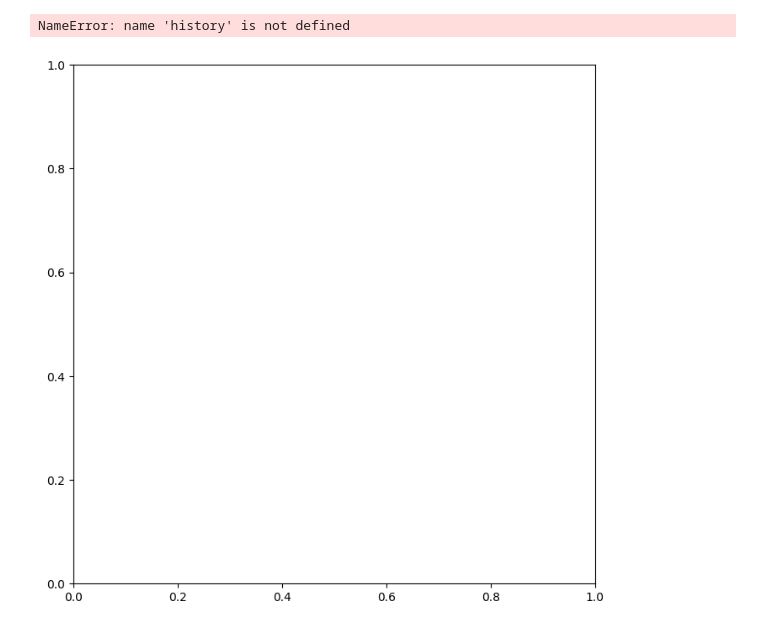
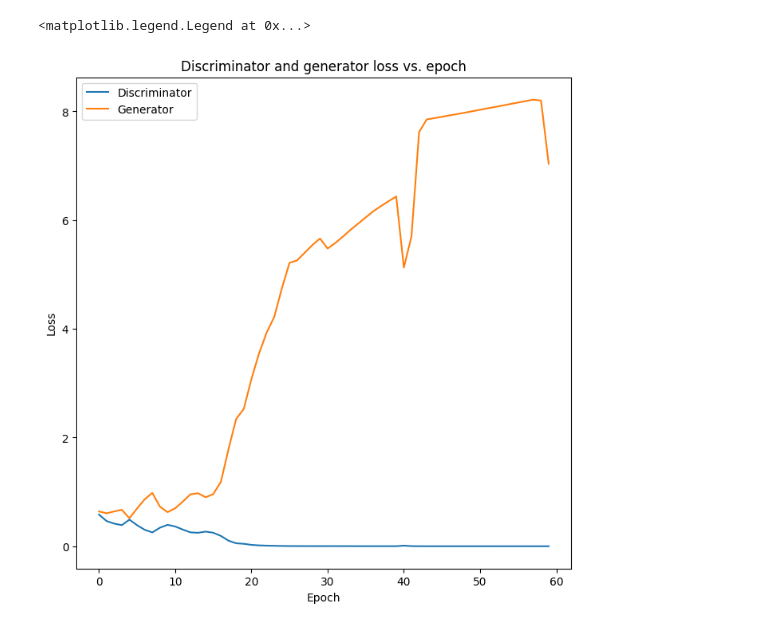
Before and after one commit to microlei/plankton, a Jupyter notebook: simple_gan.ipynb, the cells around one changed output. Cells and saved outputs as stored; diff of their text form; code cells hidden in the pictures.

Commit message:
learning rate change

```diff
--- a/simple_gan.ipynb
+++ b/simple_gan.ipynb
@@ -18,7 +18,7 @@ latent_dim = 10
 num_channels = 3
 generator_channels = latent_dim + num_classes
 discriminator_channels = num_classes + num_channels
-batch_size = 64
+batch_size = 128
 image_size = 256
 # %%
 def load_data(batch_size=batch_size):
@@ -82,0 +90,21 @@ generator = keras.Sequential(
+# %%
+def get_discriminator_block(size):
+    return keras.Sequential([
+        layers.Conv2D(size, kernel_size=4, strides=2, padding="same"),
+        layers.BatchNormalization(),
+        layers.LeakyReLU(negative_slope=0.2),
+    ])
+
+discriminator = keras.Sequential([
+    keras.Input(shape=(image_size, image_size, discriminator_channels)),
+    layers.Normalization(),
+    get_discriminator_block(3),
+    get_discriminator_block(8),
+    get_discriminator_block(64),
+    get_discriminator_block(128),
+    get_discriminator_block(256),
+    layers.GlobalAveragePooling2D(),
+    layers.Dense(1)
+
+])
+discriminator.summary()
@@ -188,8 +237,14 @@ np.random.seed(4352)
 cond_gan = ConditionalGAN(
     discriminator=discriminator, generator=generator, latent_dim=latent_dim
 )
+initial_learning_rate = 0.01
+lr_schedule = tf.keras.optimizers.schedules.ExponentialDecay(
+    initial_learning_rate,
+    decay_steps=100,
+    decay_rate=0.96,
+    staircase=True)
 cond_gan.compile(
-    d_optimizer=keras.optimizers.Adam(learning_rate=0.0003),
-    g_optimizer=keras.optimizers.Adam(learning_rate=0.0003),
+    d_optimizer=keras.optimizers.Adam(learning_rate=1e-5),
+    g_optimizer=keras.optimizers.Adam(learning_rate=lr_schedule),
     loss_fn=keras.losses.BinaryCrossentropy(from_logits=True),
 )
@@ -243,3 +251,3 @@ Model: "discriminator"
 # %%
-history = cond_gan.fit(train_data, epochs=10)
+history = cond_gan.fit(train_data, epochs=60)
 # %% [output]
@@ -300,15 +271,15 @@ KeyboardInterrupt:
 # %%
 import matplotlib.pyplot as plt
 _, ax = plt.subplots(figsize=(8,8))
-ax.plot(history.epoch, history.history['discriminator_loss'], label='Discriminator')
-ax.plot(history.epoch, history.history['generator_loss'], label='Generator')
+ax.plot(history.epoch, history.history['d_loss'], label='Discriminator')
+ax.plot(history.epoch, history.history['g_loss'], label='Generator')
 ax.set_title('Discriminator and generator loss vs. epoch')
 ax.set_ylabel('Loss')
 ax.set_xlabel('Epoch')
 plt.legend()
 # %% [output]
-NameError: name 'history' is not defined
+<matplotlib.legend.Legend at 0x...>
-[figure, old version]
+[figure, new version]
 # %%
 noise = keras.random.normal(shape=(1,latent_dim))
 noise = ops.repeat(noise, repeats=num_classes)
```
Also changed, not shown: parts of 13 cells of this notebook.
